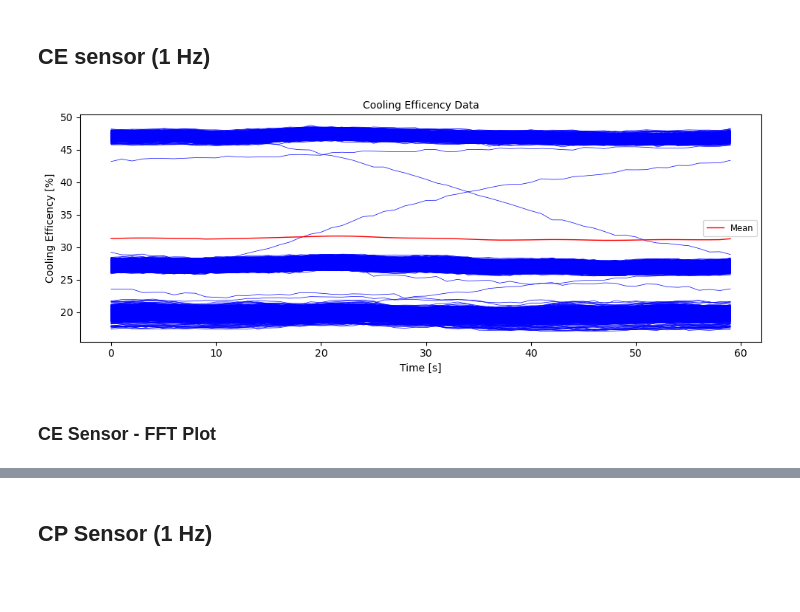
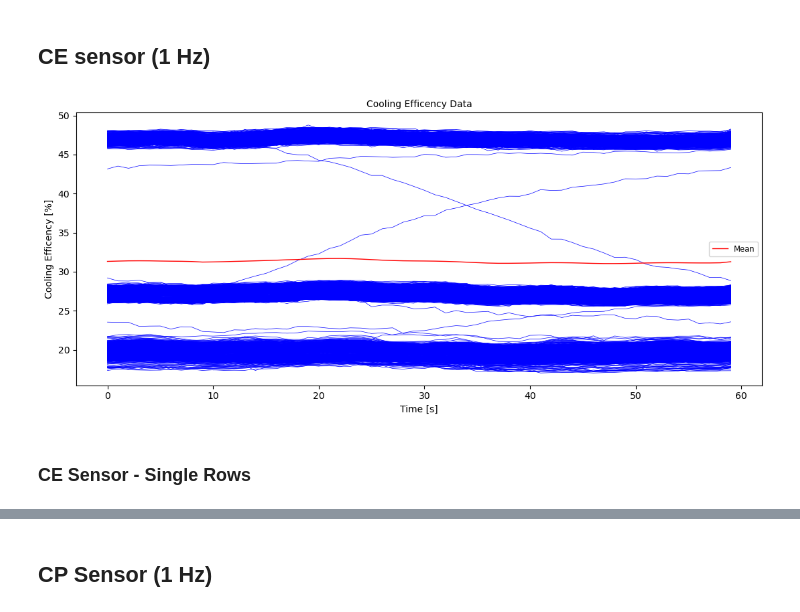
Before and after one commit to danielsaiger1/uni_projects, a Jupyter notebook: python_advanced/final_project/data_exploration.ipynb, the cells around one changed output, grey strips where cells are left out. Drawn from its saved outputs; the diff is of its cells as text; code cells hidden in the pictures; blank space fills up the shorter version.

Commit message:
optimised functions and added type annotations & docstrings

```diff
--- a/python_advanced/final_project/data_exploration.ipynb
+++ b/python_advanced/final_project/data_exploration.ipynb
@@ -88,0 +129,23 @@ target: (2205, 5)
+# %%
+def data_plot(ax: plt.Axes, dataframe: pd.DataFrame, title: str, x_label: str, y_label: str) -> None:
+    """
+    Plots the data from the given dataframe, showing individual rows and the mean line.
+
+    Args:
+        ax (Axes): The axes object to plot the data on.
+        dataframe (DataFrame): The DataFrame containing the data to be plotted.
+        title (str): The title of the plot.
+        x_label (str): The label for the x-axis.
+        y_label (str): The label for the y-axis.
+
+    Returns:
+        None: This function does not return anything, the plot is shown by calling it.
+    """
+    for row in range(dataframe.shape[0] - 1):
+        ax.plot(dataframe.iloc[row], color='blue', linewidth=0.5)
+
+    ax.plot(dataframe.mean(axis=0), color='red', linewidth=1, label='Mean')
+    ax.set_title(title, fontsize=10)
+    ax.set_xlabel(x_label)
+    ax.set_ylabel(y_label)
+    plt.legend(loc='best', fontsize='small')
@@ -89,20 +183,17 @@ target: (2205, 5)
 # %% [markdown]
 <h2>CE sensor (1 Hz) </h2>
-# %%
-fig, ax = plt.subplots(figsize=(10, 4), dpi=100)
-
-for i in range(data['ce'].shape[0] - 1):
-    ax.plot(data['ce'].iloc[i], color='blue', linewidth=0.5)
-
-ax.plot(data['ce'].mean(axis=0), color='red', linewidth=1, label='Mean')
-
-ax.set_title('Cooling Efficency Data', fontsize=10)
-plt.xlabel("Time [s]")
-plt.ylabel("Cooling Efficency [%]")
-plt.legend(loc='best', fontsize='small')
-plt.tight_layout()
-plt.show()
-# %% [output]
-[figure, removed]
+# %%
+title = "Cooling Efficency Data"
+x_label = "Time [s]"
+y_label = "Cooling Efficency [%]"
+
+fig, ax = plt.subplots(figsize=(11, 5), dpi=100)
+
+data_plot(ax, data['ce'], title, x_label, y_label)
+
+plt.tight_layout()
+plt.show()
+# %% [output]
+[figure, added]
 # %% [markdown]
-<h3>CE Sensor - FFT Plot</h3>
+<h3>CE Sensor - Single Rows </h3>
```
Also changed, not shown: parts of 70 cells of this notebook, 2 other files.
